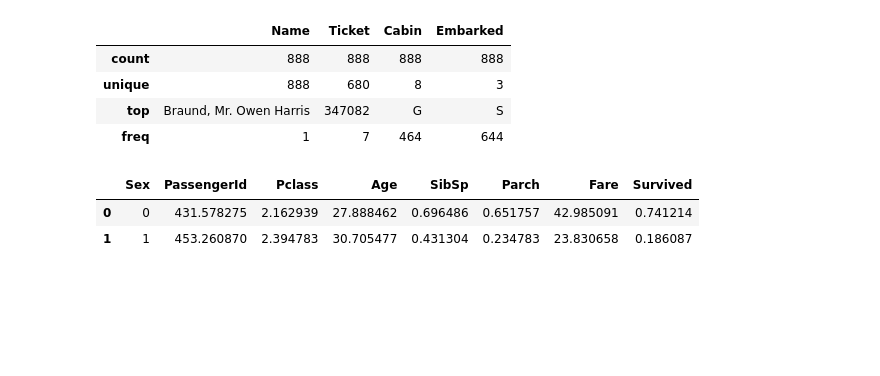
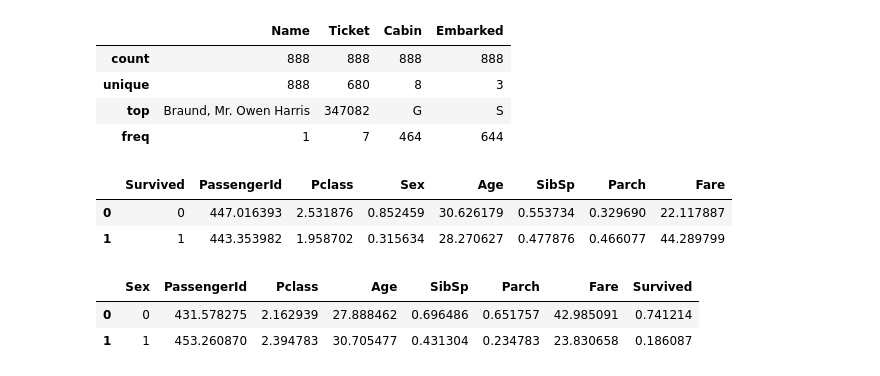
Before and after one commit to FabrizioTorrico/data-exploration-notebooks, a Jupyter notebook: julia-titanic-notebook/python-titanic-workflow.ipynb, the cells around one changed output. Saved outputs shown, nothing was run; the diff lists cells and outputs as text; code cells hidden in the pictures; blank space fills up the shorter version.

```diff
--- a/julia-titanic-notebook/python-titanic-workflow.ipynb
+++ b/julia-titanic-notebook/python-titanic-workflow.ipynb
@@ -821,6 +824,13 @@ train.describe(include =['O'])
 | unique | 888 | 680 | 8 | 3 |
 | top | Braund, Mr. Owen Harris | 347082 | G | S |
 | freq | 1 | 7 | 464 | 644 |
+# %%
+survived_summary = train.groupby("Survived")
+survived_summary.mean(numeric_only=True).reset_index()
+# %% [output]
+|  | Survived | PassengerId | Pclass | Sex | Age | SibSp | Parch | Fare |
+| 0 | 0 | 447.016393 | 2.531876 | 0.852459 | 30.626179 | 0.553734 | 0.329690 | 22.117887 |
+| 1 | 1 | 443.353982 | 1.958702 | 0.315634 | 28.270627 | 0.477876 | 0.466077 | 44.289799 |
 # %%
 survived_summary = train.groupby("Sex")
 survived_summary.mean(numeric_only=True).reset_index()
```
Also changed, not shown: parts of 46 cells of this notebook, 12 other files.
